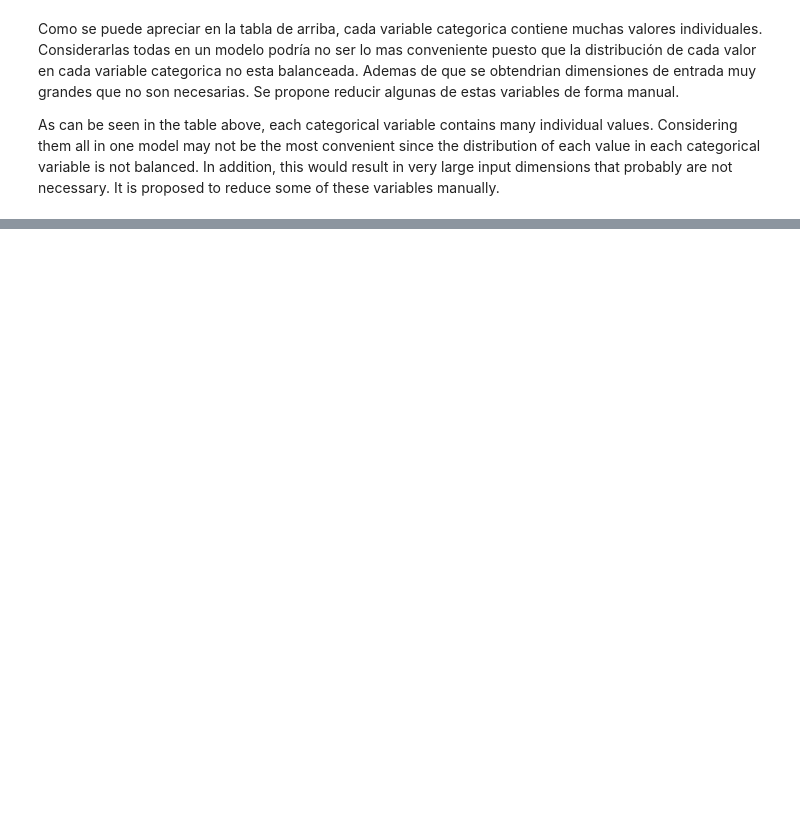
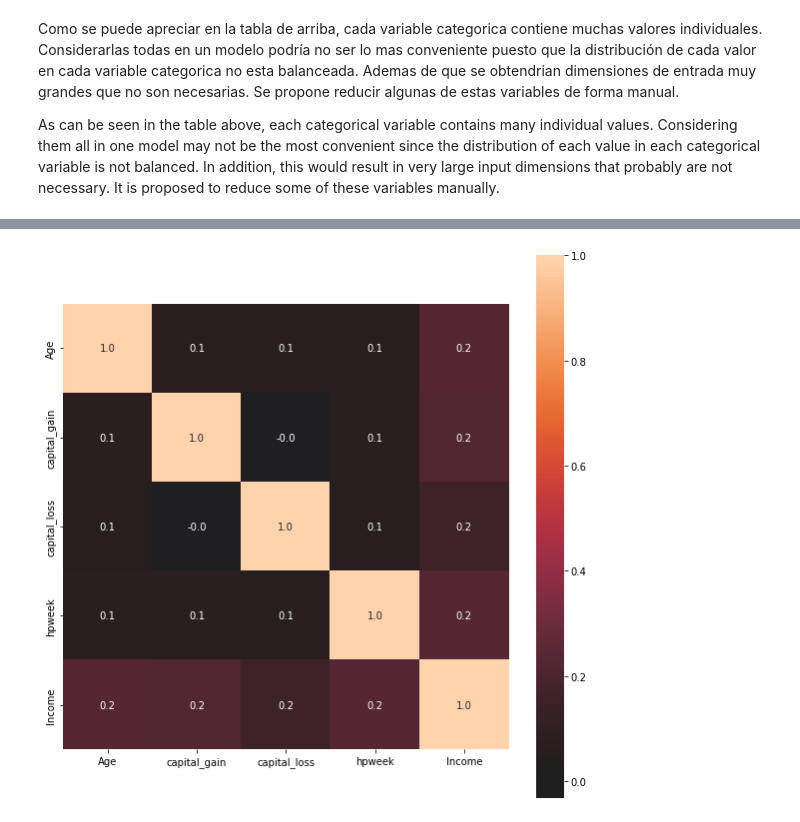
Before and after one commit to MichaelGaliciaZ/AdultDataset, a Jupyter notebook: Case_Study_Income.ipynb, the cells around one changed output, grey strips where cells are left out. Saved outputs shown, nothing was run; the diff lists cells and outputs as text; code cells hidden in the pictures; blank space fills up the shorter version.

```diff
--- a/Case_Study_Income.ipynb
+++ b/Case_Study_Income.ipynb
@@ -229,0 +408,3 @@ cat_data["education"].value_counts().to_frame()
+# %%
+num_data.drop('fnlwgt',axis=1,inplace=True)
+num_data.drop('edu_num',axis=1,inplace=True)
@@ -229,0 +428,3 @@ cat_data["education"].value_counts().to_frame()
+# %%
+num_target=pd.concat([num_data,target],axis=1)
+num_target.describe()
@@ -229,0 +441,7 @@ cat_data["education"].value_counts().to_frame()
+# %%
+
+plt.figure(figsize=(10, 10))
+sns.heatmap(num_target.corr(), square=True, annot=True, fmt='.1f', center=0)
+plt.show()
+# %% [output]
+[figure, added]
```
Also changed, not shown: parts of 42 cells of this notebook.
